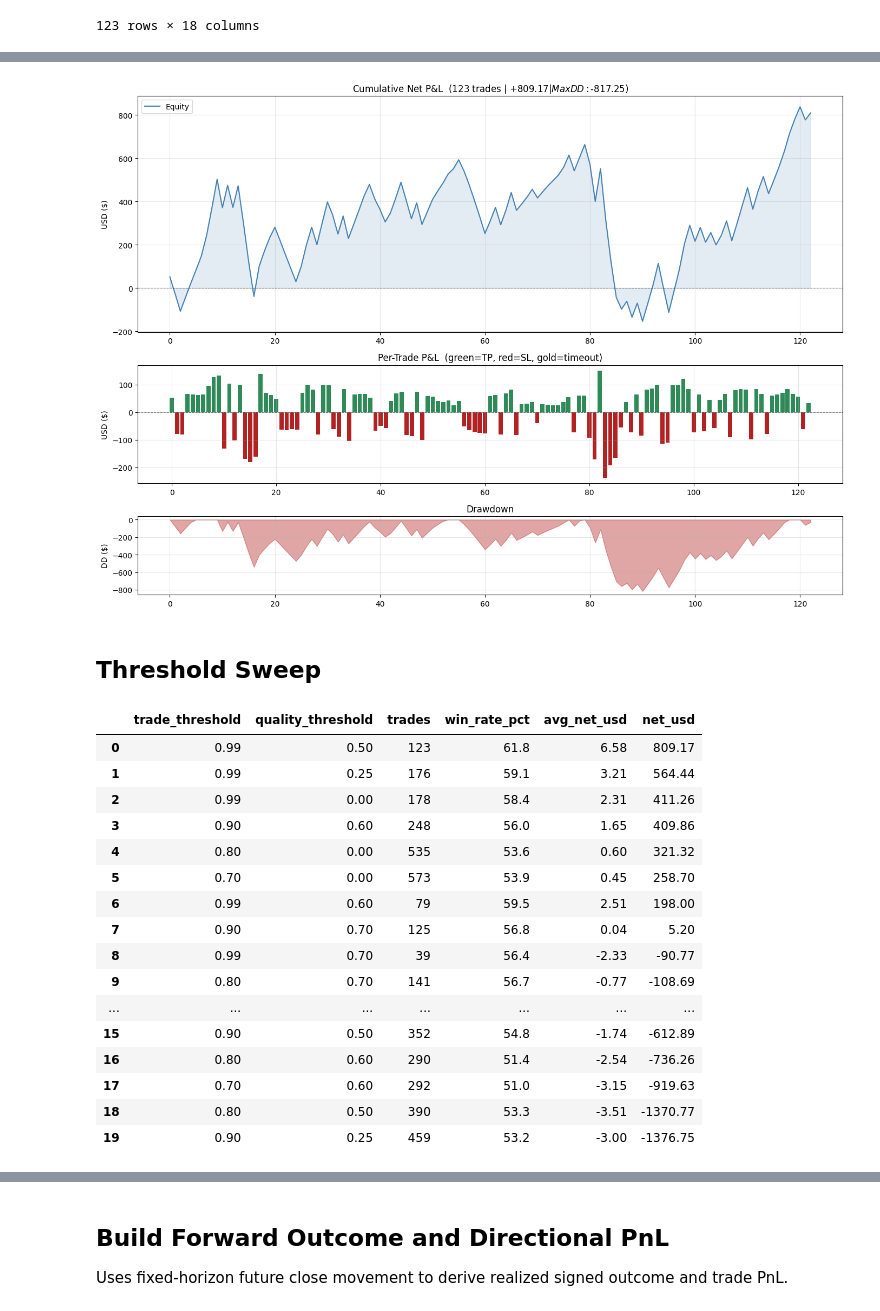
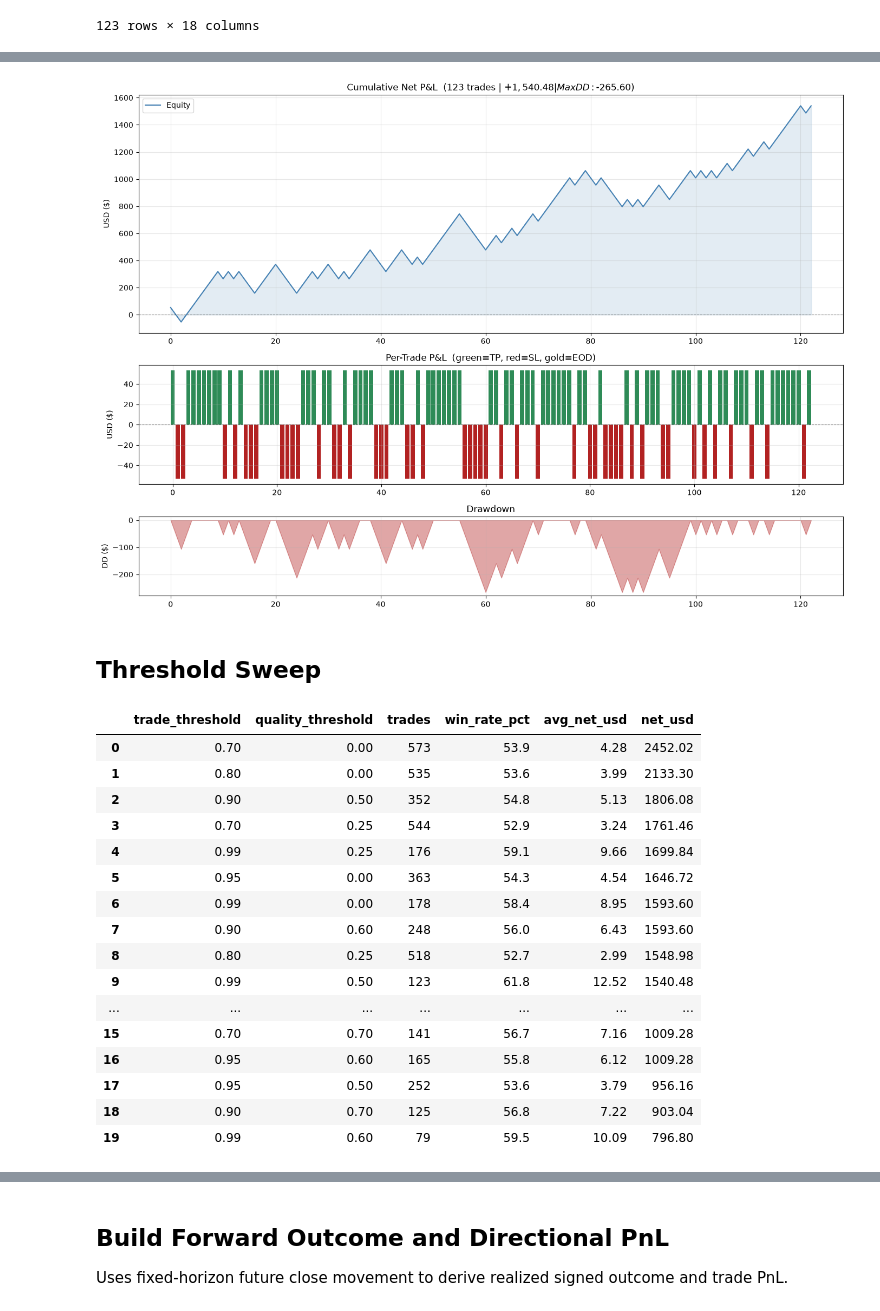
Before and after one commit to StuartJamesH/MQL-RegressionLab, a Jupyter notebook: ModelWorkbench/3.1 Backtest LGBM Regression.ipynb, the cells around one changed output, grey strips where cells are left out. Cells and saved outputs as stored; diff of their text form; code cells hidden in the pictures.

Commit message:
Updated to use static win/loss values

```diff
--- a/ModelWorkbench/3.1 Backtest LGBM Regression.ipynb
+++ b/ModelWorkbench/3.1 Backtest LGBM Regression.ipynb
@@ -16,7 +16,7 @@ from IPython.display import display
 warnings.filterwarnings('ignore')
 # %%
 # --- Configuration ---
-MODEL_PACK_PATH = r'ModelPacks\EURUSD_M1_520weeks_LightGBM_20260626_spearman_prod_model.pkl'
+MODEL_PACK_PATH = r'ModelPacks\EURUSD_M1_520weeks_LightGBM_20260630_spearman_prod_model.pkl'
 DS_NAME = r'..\data\EURUSD_M1_520weeks.csv'
 EVAL_START = None
 EVAL_END = None
@@ -39,9 +39,9 @@ LOOKAHEAD_BARS = 30
 # --- For EURUSD, adjust as needed ---
 TOP_PCTS = (0.01, 0.05, 0.10)
 PIP_SIZE = 0.0001
-PIP_VALUE_USD = 17.00
+PIP_VALUE_USD = 14.52
 LOT_SIZE = 1.25
-COMMISSION_USD = 4.97
+COMMISSION_USD = 0
 
 # # --- For XAUUSD, adjust as needed ---
 # TOP_PCTS = (0.01, 0.05, 0.10)
@@ -466,7 +468,12 @@ tp_mult = outcome_params.get('tp_mult', 2.5) if TP_MULT is None else TP_MULT
 sl_mult = outcome_params.get('sl_mult', 2.5) if SL_MULT is None else SL_MULT
 pip_value_per_lot = PIP_VALUE_USD * LOT_SIZE
 
-print(f"Production emulation: ATR={atr_window} | TP={tp_mult}xATR | SL={sl_mult}xATR")
+# Fixed R:R model parameters
+RISK = sl_mult        # Loss incurred when a trade hits SL
+REWARD = tp_mult      # Profit gained when a trade hits TP
+
+print(f"Production emulation: ATR={atr_window}")
+print(f"Fixed R:R: RISK={RISK:.2f} units | REWARD={REWARD:.2f} units | R:R={REWARD/RISK:.2f}")
 print(f"Fees: ${COMMISSION_USD:.2f} r/t | Lot: {LOT_SIZE} | Pip value: ${pip_value_per_lot:.2f}/pip")
 
 
@@ -556,10 +563,18 @@ def simulate_production_trades(signal_frame, *, atr_window, tp_mult, sl_mult, pa
                     close_reason = 'tp'
 
             if close_price is not None:
-                if side == 'buy':
-                    raw_pips = (close_price - fill_price) / PIP_SIZE
+                # Fixed R:R model: P&L is independent of actual TP/SL levels.
+                # A loss (SL hit) costs RISK = sl_mult, a win (TP hit) pays REWARD = tp_mult.
+                if close_reason == 'tp':
+                    raw_pips = tp_mult    # Fixed profit of REWARD units
+                elif close_reason == 'sl':
+                    raw_pips = -sl_mult   # Fixed loss of RISK units
                 else:
-                    raw_pips = (fill_price - close_price) / PIP_SIZE
+                    # Fallback for eod/other: compute from actual price
+                    if side == 'buy':
+                        raw_pips = (close_price - fill_price) / PIP_SIZE
+                    else:
+                        raw_pips = (fill_price - close_price) / PIP_SIZE
                 raw_usd = raw_pips * pip_value_per_lot
                 net_usd = raw_usd - COMMISSION_USD
                 signal_row = open_position['signal_row']
@@ -704,12 +720,16 @@ else:
     def _summary_stats(df):
         if len(df) == 0:
             return {}
+        wins = (df['outcome'] == 'tp').sum()
+        losses = (df['outcome'] == 'sl').sum()
+        total_closed = wins + losses
+        win_rate = (wins / total_closed * 100) if total_closed > 0 else 0.0
         return {
             'Trades':          len(df),
-            'TP':              (df['outcome'] == 'tp').sum(),
-            'SL':              (df['outcome'] == 'sl').sum(),
-            'Timeout':         (df['outcome'] == 'timeout').sum(),
-            'Win Rate %':      round((df['outcome'] == 'tp').mean() * 100, 1),
+            'Wins (TP)':       wins,
+            'Losses (SL)':     losses,
+            'EOD Close':       (df['outcome'] == 'eod').sum(),
+            'Win Rate %':      round(win_rate, 1),
             'Net USD ($)':     round(df['net_usd'].sum(), 2),
             'Avg USD ($)':     round(df['net_usd'].mean(), 2),
             'Best Trade ($)':  round(df['net_usd'].max(), 2),
@@ -739,11 +759,11 @@ else:
         f'Cumulative Net P&L  ({len(trades):,} trades | ${trades_sorted["cum_usd"].iloc[-1]:+,.2f} | MaxDD: ${max_dd:.2f})')
     axes[0].set_ylabel('USD ($)'); axes[0].grid(alpha=0.3); axes[0].legend()
 
-    colours = trades_sorted['outcome'].map({'tp': 'seagreen', 'sl': 'firebrick', 'timeout': 'goldenrod'})
+    colours = trades_sorted['outcome'].map({'tp': 'seagreen', 'sl': 'firebrick', 'eod': 'goldenrod'})
     axes[1].bar(trades_sorted.index, trades_sorted['net_usd'], color=colours, width=0.8)
     axes[1].axhline(0, color='black', lw=0.8, ls='--', alpha=0.5)
     axes[1].set_ylabel('USD ($)')
-    axes[1].set_title('Per-Trade P&L  (green=TP, red=SL, gold=timeout)')
+    axes[1].set_title('Per-Trade P&L  (green=TP, red=SL, gold=EOD)')
     axes[1].grid(alpha=0.3)
 
     axes[2].fill_between(trades_sorted.index, drawdown, 0, color='firebrick', alpha=0.4)
@@ -759,4 +779,4 @@ else:
-[figure, old version]
+[figure, new version]
 # %% [markdown]
 ## Threshold Sweep
 # %%
@@ -803,22 +823,22 @@ results_df = pd.DataFrame(results).sort_values(['net_usd', 'win_rate_pct', 'trad
 display(results_df.head(20))
 # %% [output]
 |  | trade_threshold | quality_threshold | trades | win_rate_pct | avg_net_usd | net_usd |
-| 0 | 0.99 | 0.50 | 123 | 61.8 | 6.58 | 809.17 |
-| 1 | 0.99 | 0.25 | 176 | 59.1 | 3.21 | 564.44 |
-| 2 | 0.99 | 0.00 | 178 | 58.4 | 2.31 | 411.26 |
-| 3 | 0.90 | 0.60 | 248 | 56.0 | 1.65 | 409.86 |
-| 4 | 0.80 | 0.00 | 535 | 53.6 | 0.60 | 321.32 |
-| 5 | 0.70 | 0.00 | 573 | 53.9 | 0.45 | 258.70 |
-| 6 | 0.99 | 0.60 | 79 | 59.5 | 2.51 | 198.00 |
-| 7 | 0.90 | 0.70 | 125 | 56.8 | 0.04 | 5.20 |
-| 8 | 0.99 | 0.70 | 39 | 56.4 | -2.33 | -90.77 |
-| 9 | 0.80 | 0.70 | 141 | 56.7 | -0.77 | -108.69 |
+| 0 | 0.70 | 0.00 | 573 | 53.9 | 4.28 | 2452.02 |
+| 1 | 0.80 | 0.00 | 535 | 53.6 | 3.99 | 2133.30 |
+| 2 | 0.90 | 0.50 | 352 | 54.8 | 5.13 | 1806.08 |
+| 3 | 0.70 | 0.25 | 544 | 52.9 | 3.24 | 1761.46 |
+| 4 | 0.99 | 0.25 | 176 | 59.1 | 9.66 | 1699.84 |
+| 5 | 0.95 | 0.00 | 363 | 54.3 | 4.54 | 1646.72 |
+| 6 | 0.99 | 0.00 | 178 | 58.4 | 8.95 | 1593.60 |
+| 7 | 0.90 | 0.60 | 248 | 56.0 | 6.43 | 1593.60 |
+| 8 | 0.80 | 0.25 | 518 | 52.7 | 2.99 | 1548.98 |
+| 9 | 0.99 | 0.50 | 123 | 61.8 | 12.52 | 1540.48 |
 | ... | ... | ... | ... | ... | ... | ... |
-| 15 | 0.90 | 0.50 | 352 | 54.8 | -1.74 | -612.89 |
-| 16 | 0.80 | 0.60 | 290 | 51.4 | -2.54 | -736.26 |
-| 17 | 0.70 | 0.60 | 292 | 51.0 | -3.15 | -919.63 |
-| 18 | 0.80 | 0.50 | 390 | 53.3 | -3.51 | -1370.77 |
-| 19 | 0.90 | 0.25 | 459 | 53.2 | -3.00 | -1376.75 |
+| 15 | 0.70 | 0.70 | 141 | 56.7 | 7.16 | 1009.28 |
+| 16 | 0.95 | 0.60 | 165 | 55.8 | 6.12 | 1009.28 |
+| 17 | 0.95 | 0.50 | 252 | 53.6 | 3.79 | 956.16 |
+| 18 | 0.90 | 0.70 | 125 | 56.8 | 7.22 | 903.04 |
+| 19 | 0.99 | 0.60 | 79 | 59.5 | 10.09 | 796.80 |
 # %%
 MIN_TRADES_FOR_RECOMMENDATION = max(25, int(len(df_gated) * 0.003))
 
```
Also changed, not shown: parts of 6 cells of this notebook.
